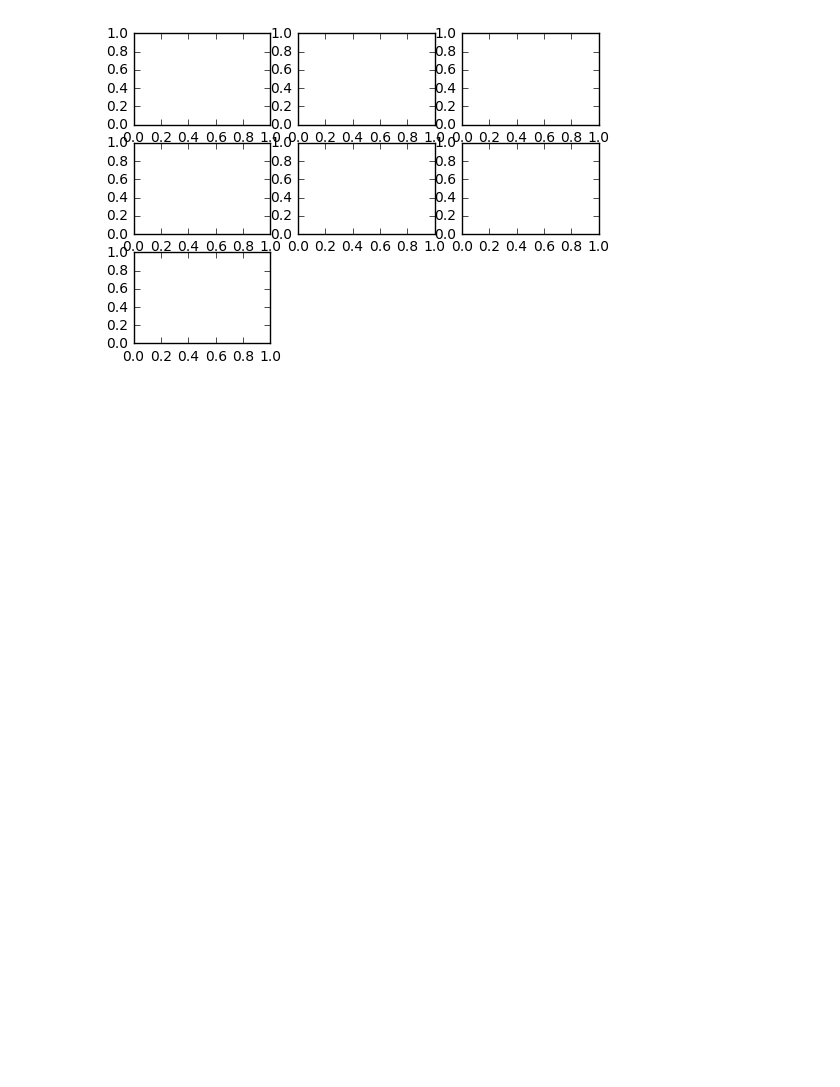
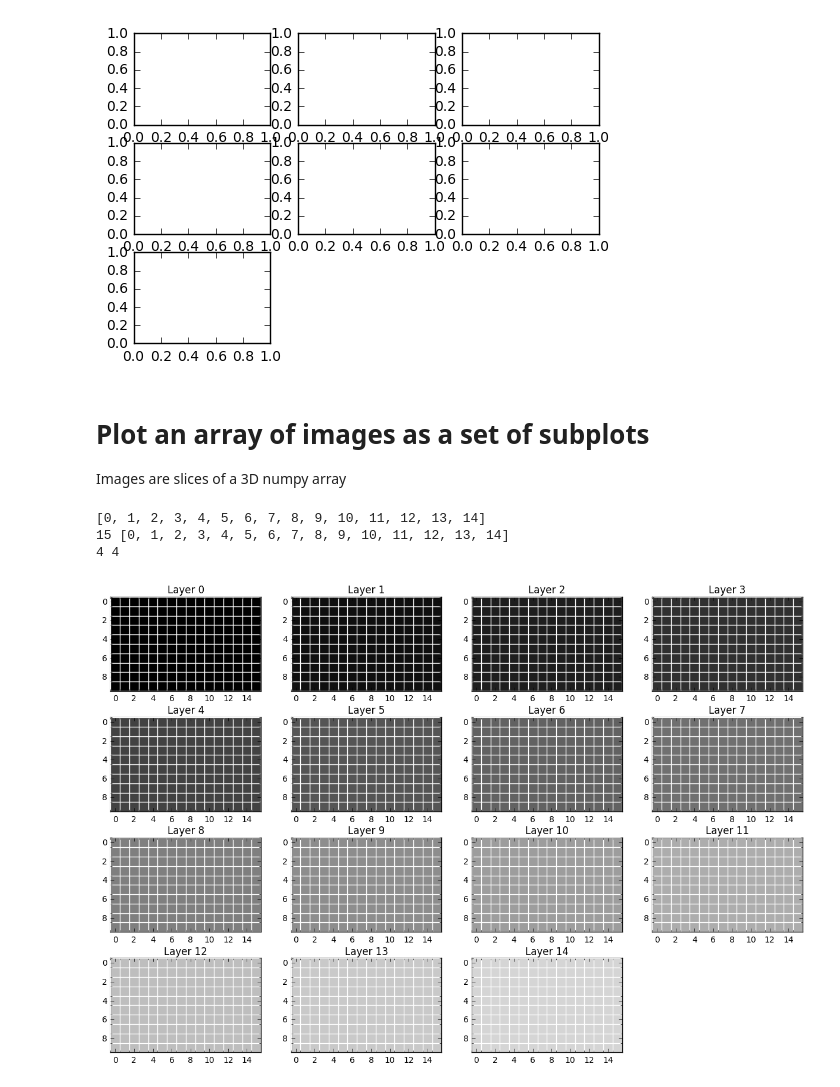
Before and after one commit to gregnordin/notes_to_self, a Jupyter notebook: python/matplotlib_notes.ipynb, the cells around one changed output. Cells and saved outputs as stored; diff of their text form; code cells hidden in the pictures; blank space fills up the shorter version.

Commit message:
Add new matplotlib case - 2D array of subplots, one for each image in a 3D numpy array

```diff
--- a/python/matplotlib_notes.ipynb
+++ b/python/matplotlib_notes.ipynb
@@ -109,3 +110,58 @@ fig.delaxes(axs[-1, -1])
 fig.delaxes(axs[-1, -2])
 # %% [output]
 [figure]
+# %% [markdown]
+# Plot an array of images as a set of subplots
+
+Images are slices of a 3D numpy array
+# %%
+def _layer_image(image, ax, layer, show_grid_lines = False):
+    ax.imshow(image[:,:,layer], interpolation="None", cmap="Greys_r", vmin = 0, vmax = 255 )
+    ax.set_title("Layer {}".format(layer))
+    if show_grid_lines:
+        # Minor ticks
+        ax.set_xticks(np.arange(-.5, image.shape[1], 1), minor=True);
+        ax.set_yticks(np.arange(-.5, image.shape[0], 1), minor=True);
+        # Gridlines based on minor ticks
+        ax.grid(which='minor', color='w', linestyle='-', linewidth=1)
+    else:
+        ax.set_axis_off()
+
+
+def show_multiple_layers(layers, num_cols, image, show_grid_lines = False):
+    if len(layers) == 1:
+        fig, axs = plt.subplots()
+        _layer_image(image, axs, layers[0], show_grid_lines)
+    else:
+        nrows = math.ceil(len(layers)/num_cols)
+        ncols = num_cols if (len(layers) > num_cols) else len(layers)
+        print(len(layers), layers)
+        print(nrows, ncols)
+        fig, axs = plt.subplots(nrows=nrows, ncols=ncols, figsize=(15,2.5*nrows))
+        for ax, layer in zip(axs.flat, layers):
+            _layer_image(image, ax, layer, show_grid_lines)
+        for ax in axs.flat[axs.size - 1:len(layers) - 1:-1]:
+            ax.set_visible(False)
+    return fig, axs
+
+
+#     for row in range(nrows):
+#         for col in range(ncols):
+#             layer_index = row*num_cols + col
+#             print(row, col, layer_index)
+#             _layer_image(image, axs[row,col], layers[row*num_cols + col], show_grid_lines)
+
+temp_num_layers = 20
+test_vol = np.zeros((10, 16, temp_num_layers), dtype="uint8")
+for i in range(temp_num_layers):
+    test_vol[:,:,i] = 255 * (i/(temp_num_layers-1))
+    #print(i, test_vol[0,0,i])
+
+layers = list(range(15))
+print(layers)
+show_multiple_layers(layers, 4, test_vol, True);
+# %% [output]
+[0, 1, 2, 3, 4, 5, 6, 7, 8, 9, 10, 11, 12, 13, 14]
+15 [0, 1, 2, 3, 4, 5, 6, 7, 8, 9, 10, 11, 12, 13, 14]
+4 4
+[figure, added]
```
Also changed, not shown: parts of 1 cell of this notebook.
